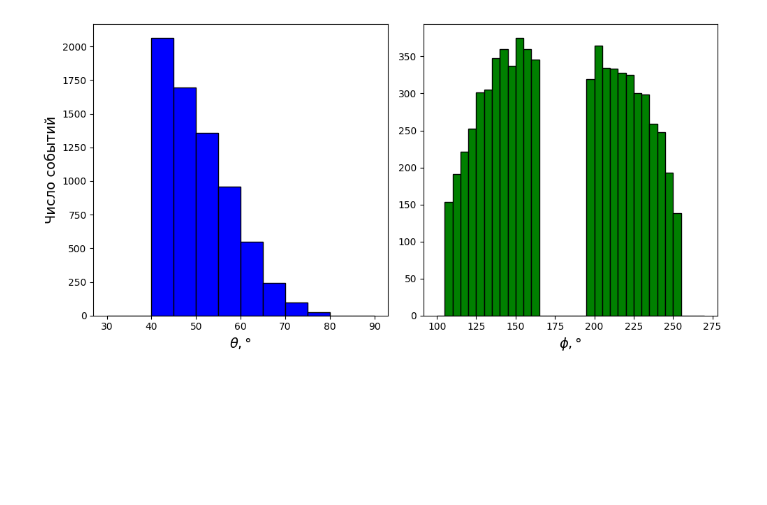
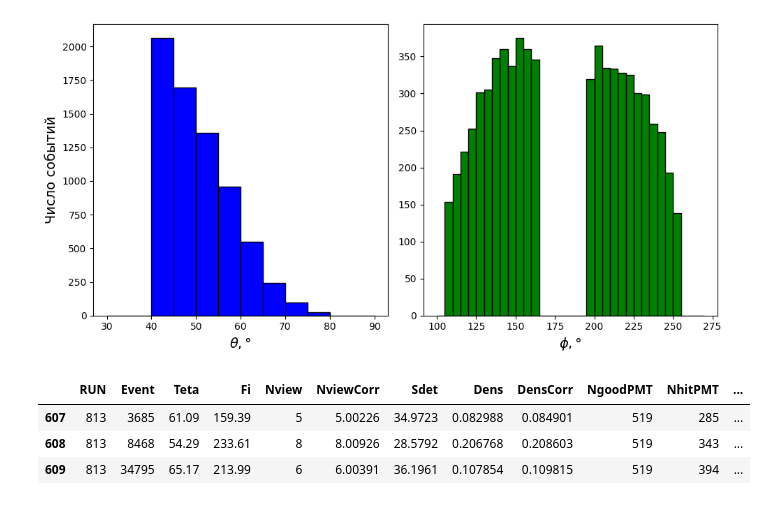
Before and after one commit to matalhim/EAS, a Jupyter notebook: DCR-NVD-SCT/main.ipynb, the cells around one changed output. Cells and saved outputs as stored; diff of their text form; code cells hidden in the pictures; blank space fills up the shorter version.

```diff
--- a/DCR-NVD-SCT/main.ipynb
+++ b/DCR-NVD-SCT/main.ipynb
@@ -36,3 +48,11 @@ plt.savefig('plots/theta_phi.png')
 plt.show()
 # %% [output]
 [figure]
+# %%
+df = df[~df['RUN'].isin([810, 811, 812])]
+df.head(3)
+# %% [output]
+|  | RUN | Event | Teta | Fi | Nview | NviewCorr | Sdet | Dens | DensCorr | NgoodPMT | NhitPMT | ... |
+| 607 | 813 | 3685 | 61.09 | 159.39 | 5 | 5.00226 | 34.9723 | 0.082988 | 0.084901 | 519 | 285 | ... |
+| 608 | 813 | 8468 | 54.29 | 233.61 | 8 | 8.00926 | 28.5792 | 0.206768 | 0.208603 | 519 | 343 | ... |
+| 609 | 813 | 34795 | 65.17 | 213.99 | 6 | 6.00391 | 36.1961 | 0.107854 | 0.109815 | 519 | 394 | ... |
```
Also changed, not shown: parts of 11 cells of this notebook.
